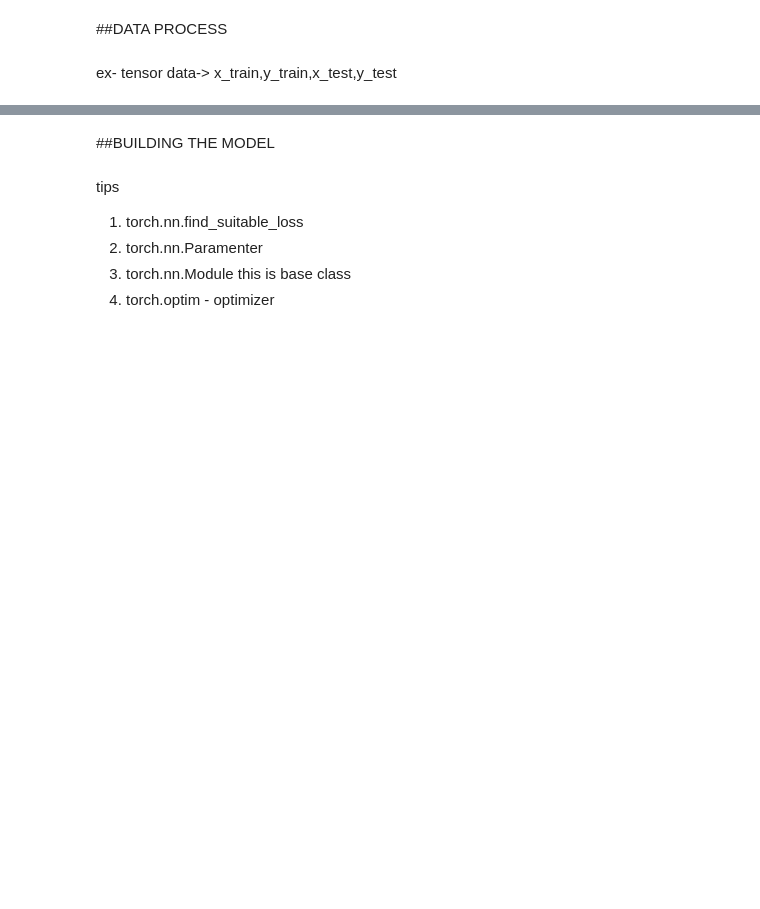
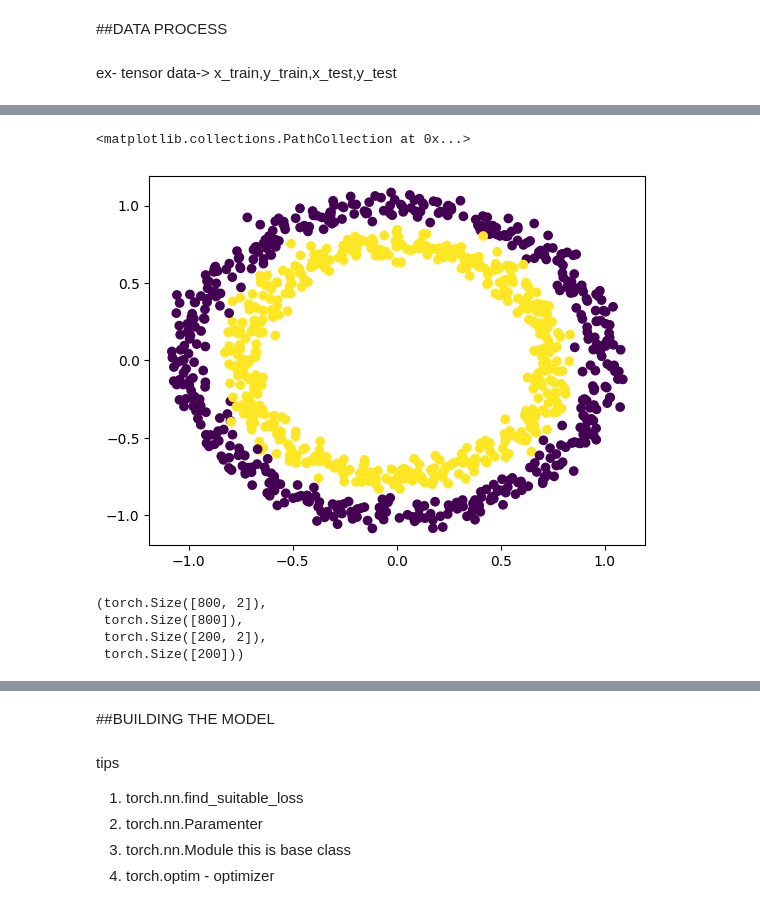
Before and after one commit to AhamedShimak/My-AI-Projects, a Jupyter notebook: simple_classification_model.ipynb, the cells around one changed output, grey strips where cells are left out. Saved outputs shown, nothing was run; the diff lists cells and outputs as text; code cells hidden in the pictures; blank space fills up the shorter version.

```diff
--- a/simple_classification_model.ipynb
+++ b/simple_classification_model.ipynb
@@ -159,0 +155,4 @@ ex- tensor data-> x_train,y_train,x_test,y_test
+# %%
+# create data
+x,y=make_circles(1000,shuffle=True,noise=0.05,random_state=32,factor=0.75)
+x,y=torch.from_numpy(x).to(dtype=torch.float32),torch.from_numpy(y).to(dtype=torch.float32)
@@ -160,2 +162,6 @@ ex- tensor data-> x_train,y_train,x_test,y_test
 # %%
 # create train/test split
+plt.scatter(x[:,0],x[:,1],c=y)
+# %% [output]
+<matplotlib.collections.PathCollection at 0x...>
+[figure, added]
@@ -163,0 +168,9 @@ ex- tensor data-> x_train,y_train,x_test,y_test
+# %%
+from sklearn import model_selection
+x_train,x_test,y_train,y_test=model_selection.train_test_split(x,y,test_size=0.2,random_state=True)
+x_train.shape,y_train.shape,x_test.shape,y_test.shape
+# %% [output]
+(torch.Size([800, 2]),
+ torch.Size([800]),
+ torch.Size([200, 2]),
+ torch.Size([200]))
```
Also changed, not shown: parts of 14 cells of this notebook.
